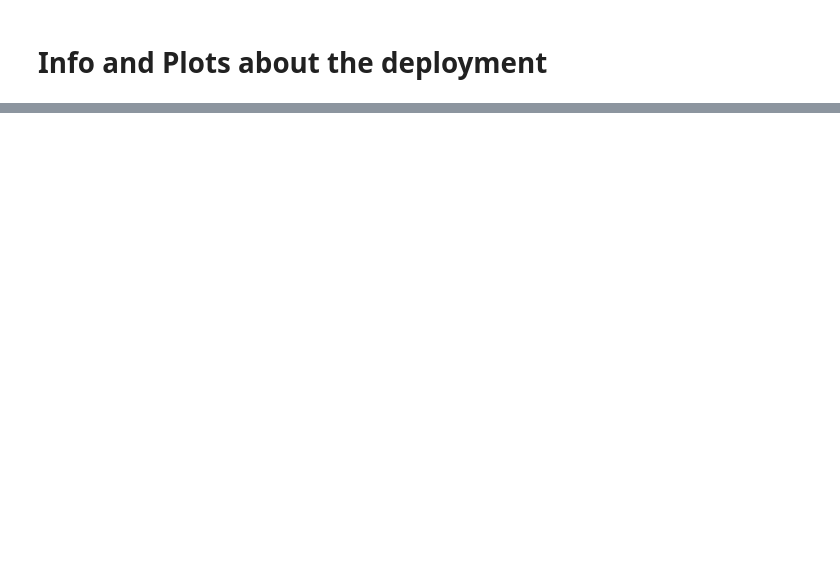
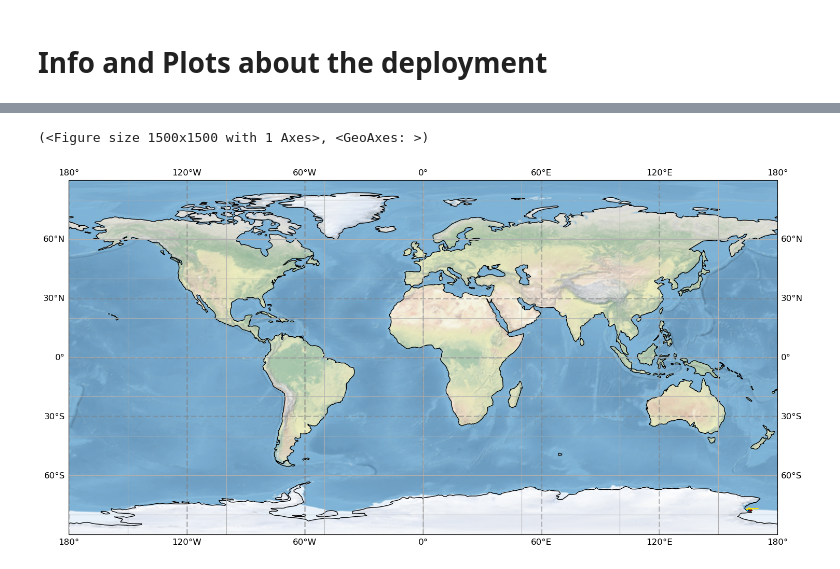
Before and after one commit to fabien-roquet/MEOP_process, a Jupyter notebook: python/tutorial_info_deployment.ipynb, the cells around one changed output, grey strips where cells are left out. Saved outputs shown, nothing was run; the diff lists cells and outputs as text; code cells hidden in the pictures; blank space fills up the shorter version.

```diff
--- a/python/tutorial_info_deployment.ipynb
+++ b/python/tutorial_info_deployment.ipynb
@@ -20,0 +31,9 @@ meop_plot_data.plot_data_deployments(deployment)
+# %%
+deployment = 'ct119'
+lprofiles = lprofiles.loc[lprofiles.DEPLOYMENT_CODE==deployment].copy()
+ltags, ldeployments = meop_metadata.list_tags_deployments_from_profiles(lprofiles)
+# %%
+meop_plot_data.plot_map_deployments(lprofiles,legend=False)
+# %% [output]
+(<Figure size 1500x1500 with 1 Axes>, <GeoAxes: >)
+[figure, added]
```
Also changed, not shown: parts of 7 cells of this notebook, 4 other files.
